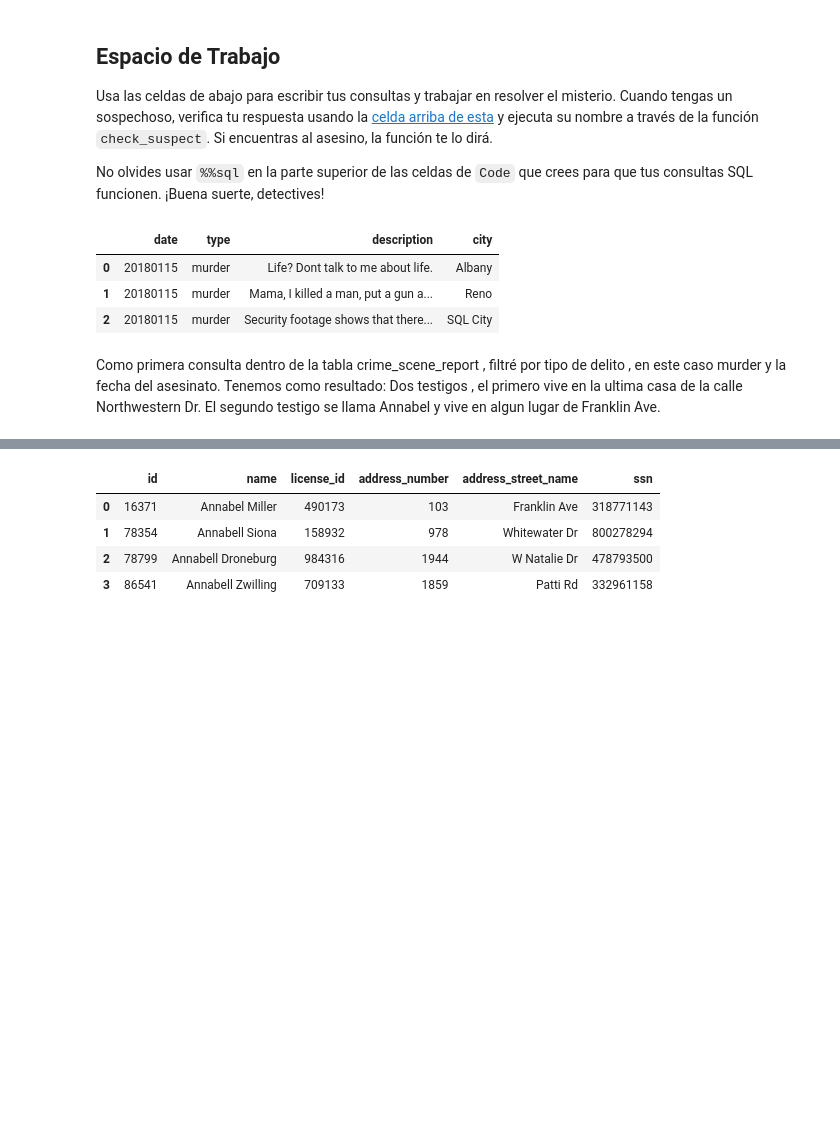
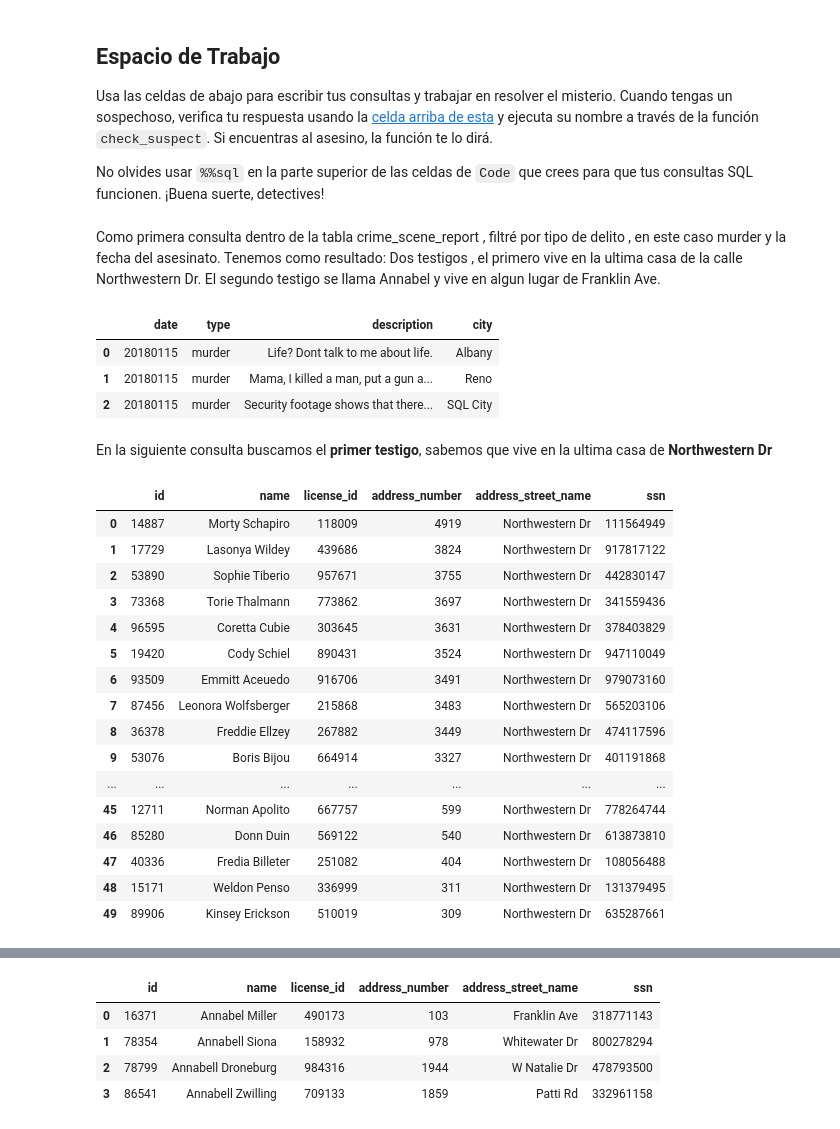
Before and after one commit to tamaracontreras/UPSK-SQL001-SQLZoo-murder, a Jupyter notebook: Sql-Murder-Mystery/SQL_Murder_Mystery.ipynb, the cells around one changed output, grey strips where cells are left out. Saved outputs shown, nothing was run; the diff lists cells and outputs as text; code cells hidden in the pictures; blank space fills up the shorter version.

```diff
--- a/Sql-Murder-Mystery/SQL_Murder_Mystery.ipynb
+++ b/Sql-Murder-Mystery/SQL_Murder_Mystery.ipynb
@@ -181,6 +185,11 @@ check_suspect("Write the suspected murderer's full name here")
 Usa las celdas de abajo para escribir tus consultas y trabajar en resolver el misterio. Cuando tengas un sospechoso, verifica tu respuesta usando la [celda arriba de esta](#solving-the-mystery-and-checking-if-you-cracked-the-case) y ejecuta su nombre a través de la función `check_suspect`. Si encuentras al asesino, la función te lo dirá.
 
 No olvides usar `%%sql` en la parte superior de las celdas de `Code` que crees para que tus consultas SQL funcionen. ¡Buena suerte, detectives!
+# %% [markdown]
+Como primera consulta  dentro de la tabla crime_scene_report , filtré por tipo
+de delito , en este caso murder y la fecha del asesinato.
+Tenemos como resultado: Dos testigos , el primero vive en la ultima casa de la calle Northwestern Dr.
+El segundo testigo se llama Annabel y vive en algun lugar de Franklin Ave.
 # %%
 %%sql
 SELECT *
@@ -191,8 +200,29 @@ WHERE type ='murder' AND date = 20180115
 | 0 | 20180115 | murder | Life? Dont talk to me about life. | Albany |
 | 1 | 20180115 | murder | Mama, I killed a man, put a gun a... | Reno |
 | 2 | 20180115 | murder | Security footage shows that there... | SQL City |
-# %% [markdown]
-Como primera consulta  dentro de la tabla crime_scene_report , filtré por tipo
-de delito , en este caso murder y la fecha del asesinato.
-Tenemos como resultado: Dos testigos , el primero vive en la ultima casa de la calle Northwestern Dr.
-El segundo testigo se llama Annabel y vive en algun lugar de Franklin Ave.
+# %% [markdown]
+En la siguiente consulta buscamos el **primer testigo**, sabemos que vive en la ultima casa de **Northwestern Dr**
+# %%
+%%sql
+SELECT *
+FROM person
+WHERE addres_street_name LIKE 'Northwestern%'
+ORDER BY address_number DESC
+# %% [output]
+|  | id | name | license_id | address_number | address_street_name | ssn |
+| 0 | 14887 | Morty Schapiro | 118009 | 4919 | Northwestern Dr | 111564949 |
+| 1 | 17729 | Lasonya Wildey | 439686 | 3824 | Northwestern Dr | 917817122 |
+| 2 | 53890 | Sophie Tiberio | 957671 | 3755 | Northwestern Dr | 442830147 |
+| 3 | 73368 | Torie Thalmann | 773862 | 3697 | Northwestern Dr | 341559436 |
+| 4 | 96595 | Coretta Cubie | 303645 | 3631 | Northwestern Dr | 378403829 |
+| 5 | 19420 | Cody Schiel | 890431 | 3524 | Northwestern Dr | 947110049 |
+| 6 | 93509 | Emmitt Aceuedo | 916706 | 3491 | Northwestern Dr | 979073160 |
+| 7 | 87456 | Leonora Wolfsberger | 215868 | 3483 | Northwestern Dr | 565203106 |
+| 8 | 36378 | Freddie Ellzey | 267882 | 3449 | Northwestern Dr | 474117596 |
+| 9 | 53076 | Boris Bijou | 664914 | 3327 | Northwestern Dr | 401191868 |
+| ... | ... | ... | ... | ... | ... | ... |
+| 45 | 12711 | Norman Apolito | 667757 | 599 | Northwestern Dr | 778264744 |
+| 46 | 85280 | Donn Duin | 569122 | 540 | Northwestern Dr | 613873810 |
+| 47 | 40336 | Fredia Billeter | 251082 | 404 | Northwestern Dr | 108056488 |
+| 48 | 15171 | Weldon Penso | 336999 | 311 | Northwestern Dr | 131379495 |
+| 49 | 89906 | Kinsey Erickson | 510019 | 309 | Northwestern Dr | 635287661 |
```
Also changed, not shown: parts of 17 cells of this notebook.
